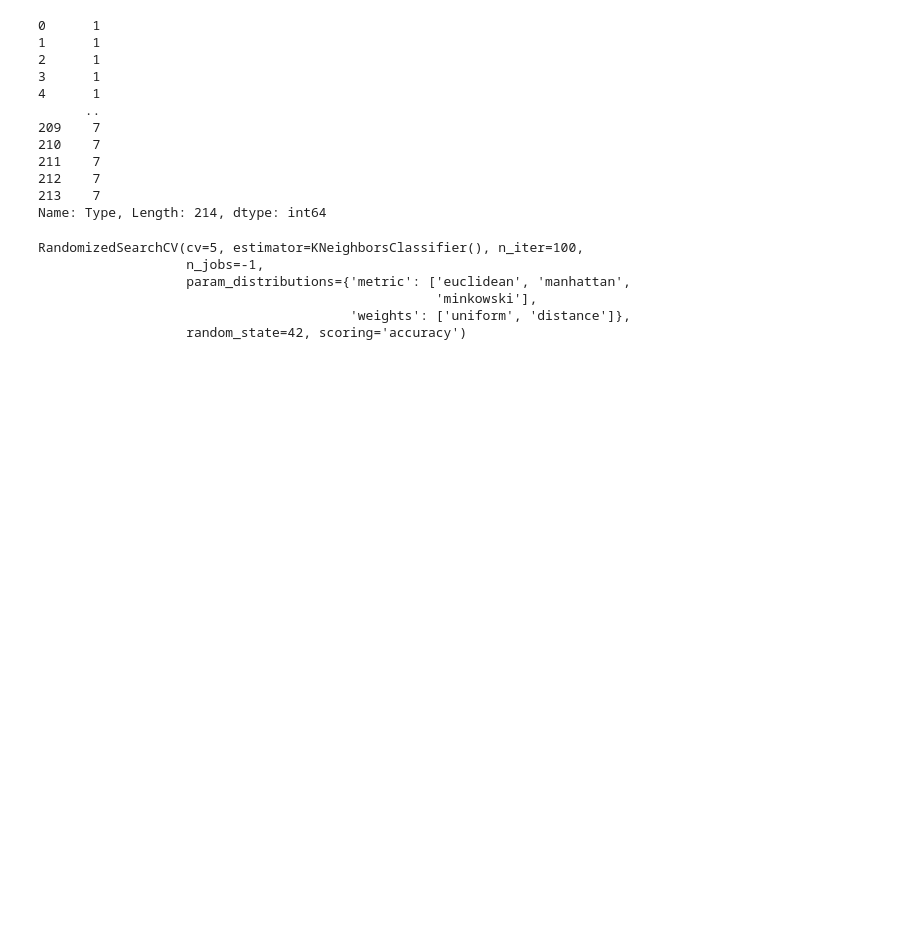
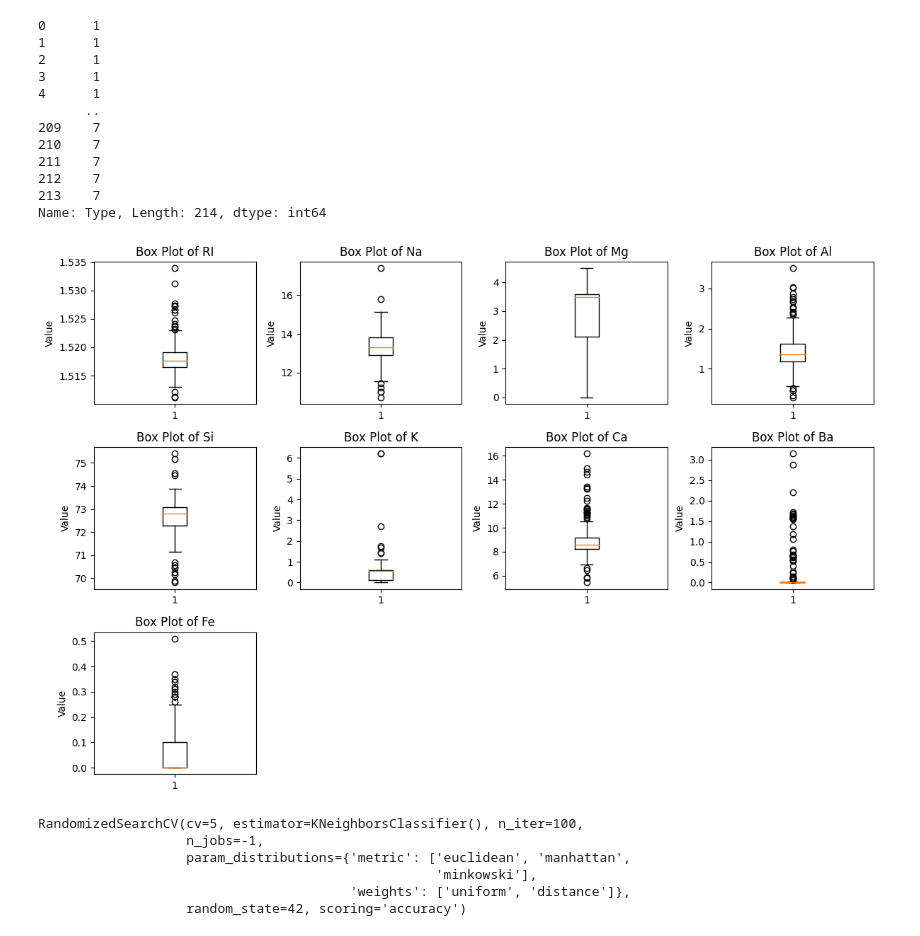
Before and after one commit to FirefoxSRV/GlassClassification, a Jupyter notebook: GlassClassification_KNN.ipynb, the cells around one changed output. Cells and saved outputs as stored; diff of their text form; code cells hidden in the pictures; blank space fills up the shorter version.

Commit message:
Box Plot findings - Barium under scutiny

```diff
--- a/GlassClassification_KNN.ipynb
+++ b/GlassClassification_KNN.ipynb
@@ -15,6 +15,6 @@ from sklearn.neighbors import KNeighborsClassifier
 from sklearn.metrics import accuracy_score
 # %%
 data = pd.read_csv("glass.csv")
-X = data.drop("Type", axis=1)
+X = data.drop(["Type"], axis=1)
 y = data["Type"]
 # %%
@@ -49,6 +36,18 @@ print(y)
 212    7
 213    7
 Name: Type, Length: 214, dtype: int64
+# %%
+plt.figure(figsize=(12, 8))
+for i, feature in enumerate(X.columns):
+    plt.subplot(3, 4, i + 1)
+    plt.boxplot(X[feature])
+    plt.title(f'Box Plot of {feature}')
+    plt.ylabel('Value')
+
+plt.tight_layout()
+plt.show()
+# %% [output]
+[figure, added]
 # %%
 
 X_train, X_test, y_train, y_test = train_test_split(X, y, test_size=0.2, random_state=42)
```
Also changed, not shown: parts of 3 cells of this notebook.
